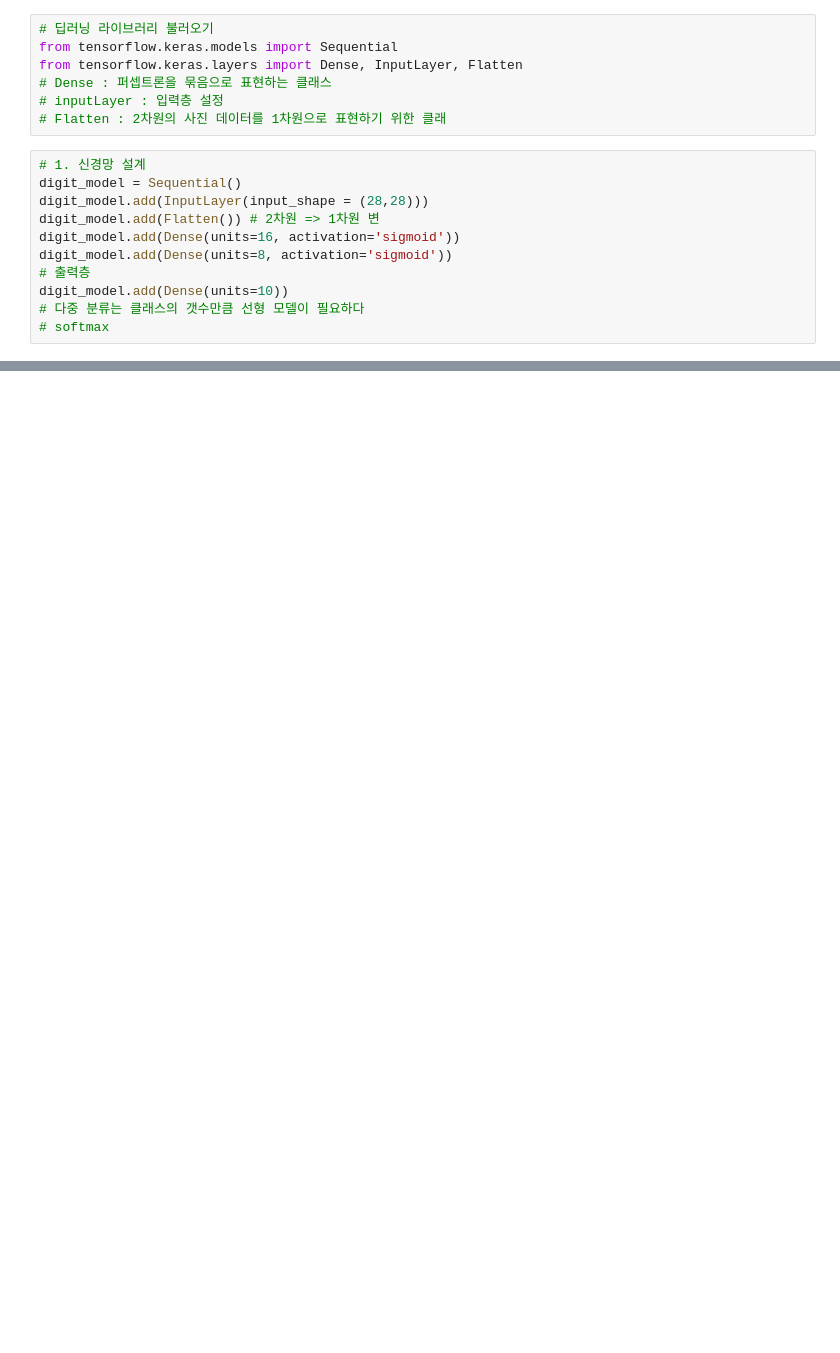
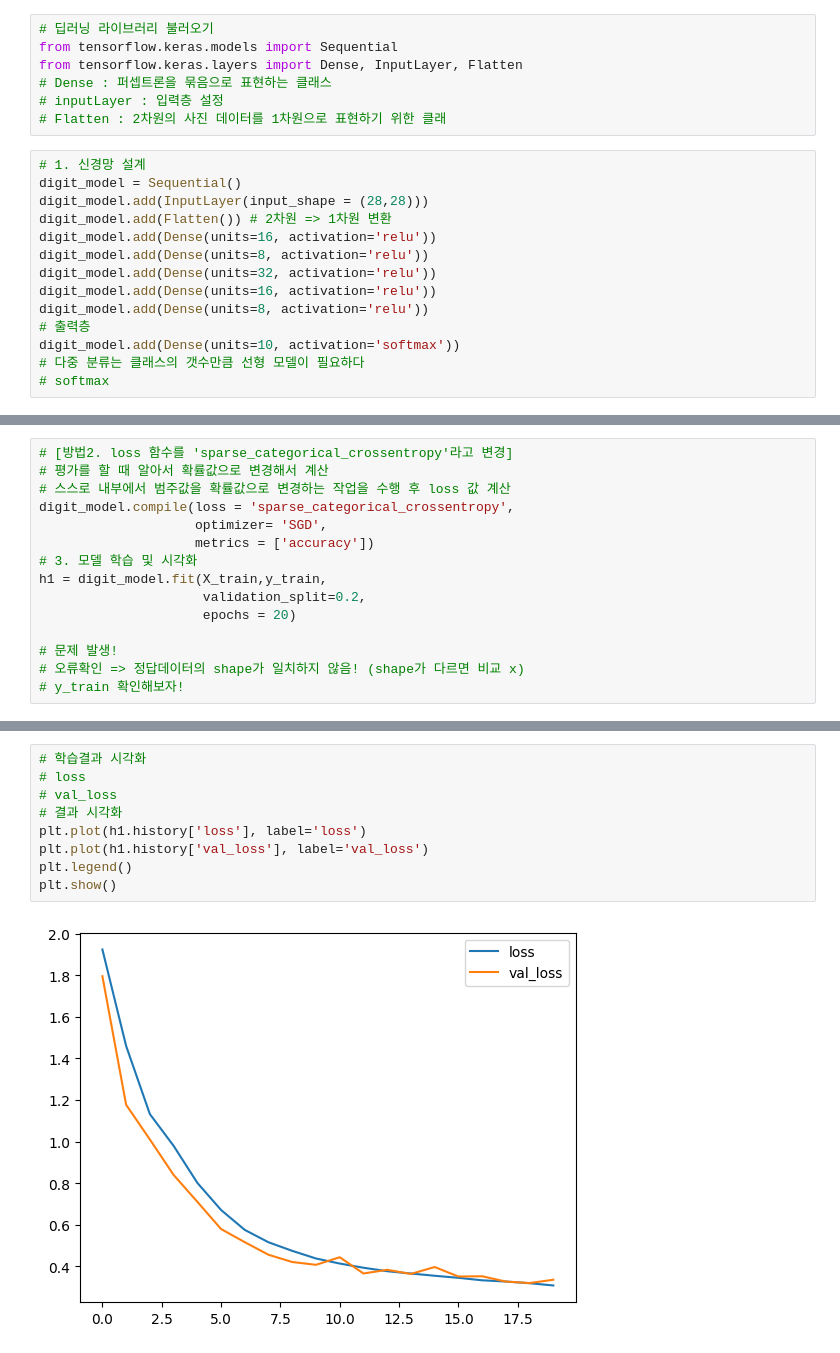
Before and after one commit to rimgosu/ColabBackup, a Jupyter notebook: ex02_손글씨데이터_분류.ipynb, the cells around one changed output, grey strips where cells are left out. Drawn from its saved outputs; the diff is of its cells as text; blank space fills up the shorter version.

```diff
--- a/ex02_손글씨데이터_분류.ipynb
+++ b/ex02_손글씨데이터_분류.ipynb
@@ -54,11 +53,14 @@ from tensorflow.keras.layers import Dense, InputLayer, Flatten
 # 1. 신경망 설계
 digit_model = Sequential()
 digit_model.add(InputLayer(input_shape = (28,28)))
-digit_model.add(Flatten()) # 2차원 => 1차원 변
-digit_model.add(Dense(units=16, activation='sigmoid'))
-digit_model.add(Dense(units=8, activation='sigmoid'))
+digit_model.add(Flatten()) # 2차원 => 1차원 변환
+digit_model.add(Dense(units=16, activation='relu'))
+digit_model.add(Dense(units=8, activation='relu'))
+digit_model.add(Dense(units=32, activation='relu'))
+digit_model.add(Dense(units=16, activation='relu'))
+digit_model.add(Dense(units=8, activation='relu'))
 # 출력층
-digit_model.add(Dense(units=10))
+digit_model.add(Dense(units=10, activation='softmax'))
 # 다중 분류는 클래스의 갯수만큼 선형 모델이 필요하다
 # softmax
 # %%
@@ -68,0 +112,15 @@ digit_model.compile(loss = 'categorical_crossentropy',
+# %%
+# [방법2. loss 함수를 'sparse_categorical_crossentropy'라고 변경]
+# 평가를 할 때 알아서 확률값으로 변경해서 계산
+# 스스로 내부에서 범주값을 확률값으로 변경하는 작업을 수행 후 loss 값 계산
+digit_model.compile(loss = 'sparse_categorical_crossentropy',
+                    optimizer= 'SGD',
+                    metrics = ['accuracy'])
+# 3. 모델 학습 및 시각화
+h1 = digit_model.fit(X_train,y_train,
+                     validation_split=0.2,
+                     epochs = 20)
+
+# 문제 발생!
+# 오류확인 => 정답데이터의 shape가 일치하지 않음! (shape가 다르면 비교 x)
+# y_train 확인해보자!
@@ -68,0 +145,11 @@ digit_model.compile(loss = 'categorical_crossentropy',
+# %%
+# 학습결과 시각화
+# loss
+# val_loss
+# 결과 시각화
+plt.plot(h1.history['loss'], label='loss')
+plt.plot(h1.history['val_loss'], label='val_loss')
+plt.legend()
+plt.show()
+# %% [output]
+[figure, added]
```
Also changed, not shown: parts of 11 cells of this notebook.
